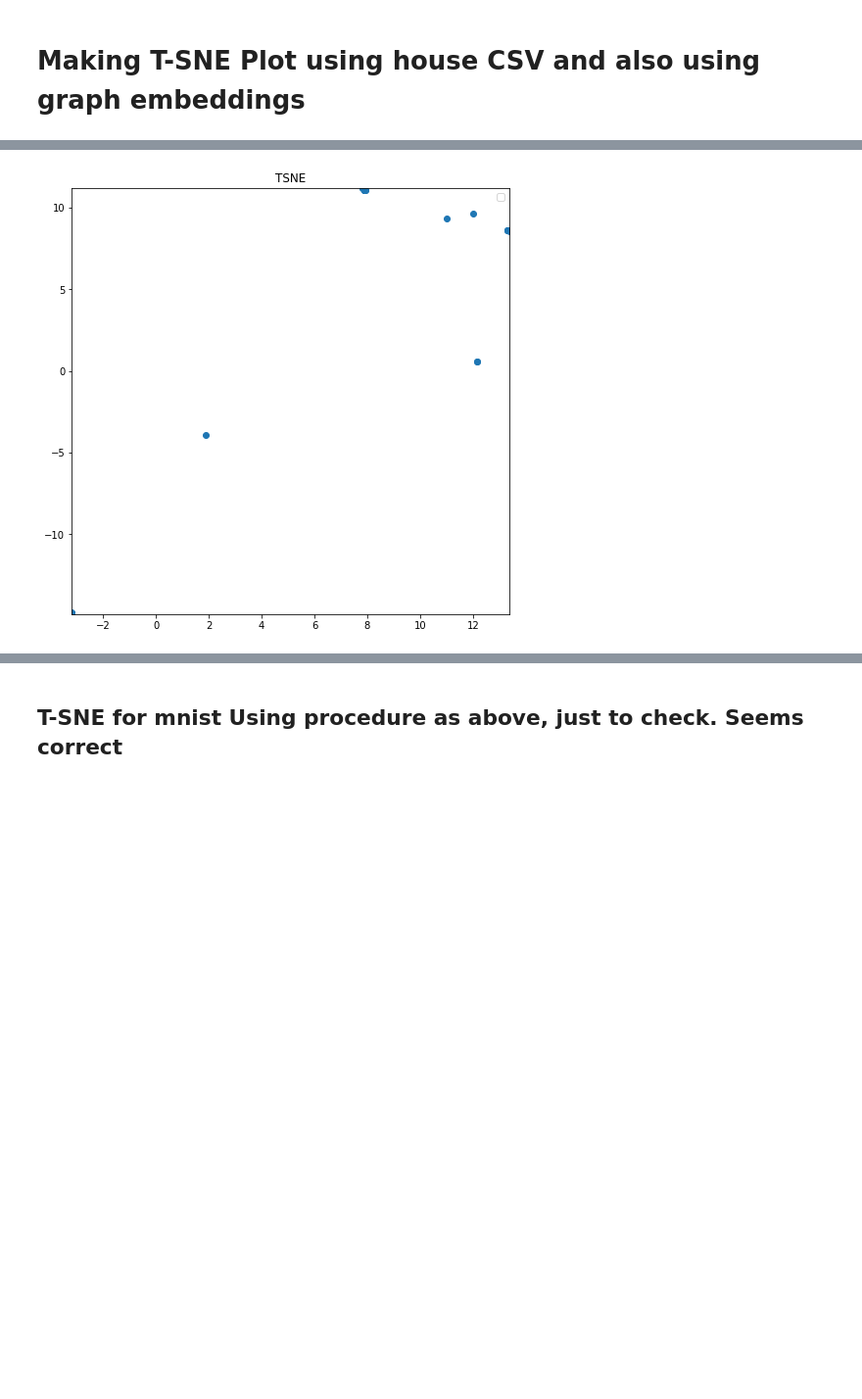
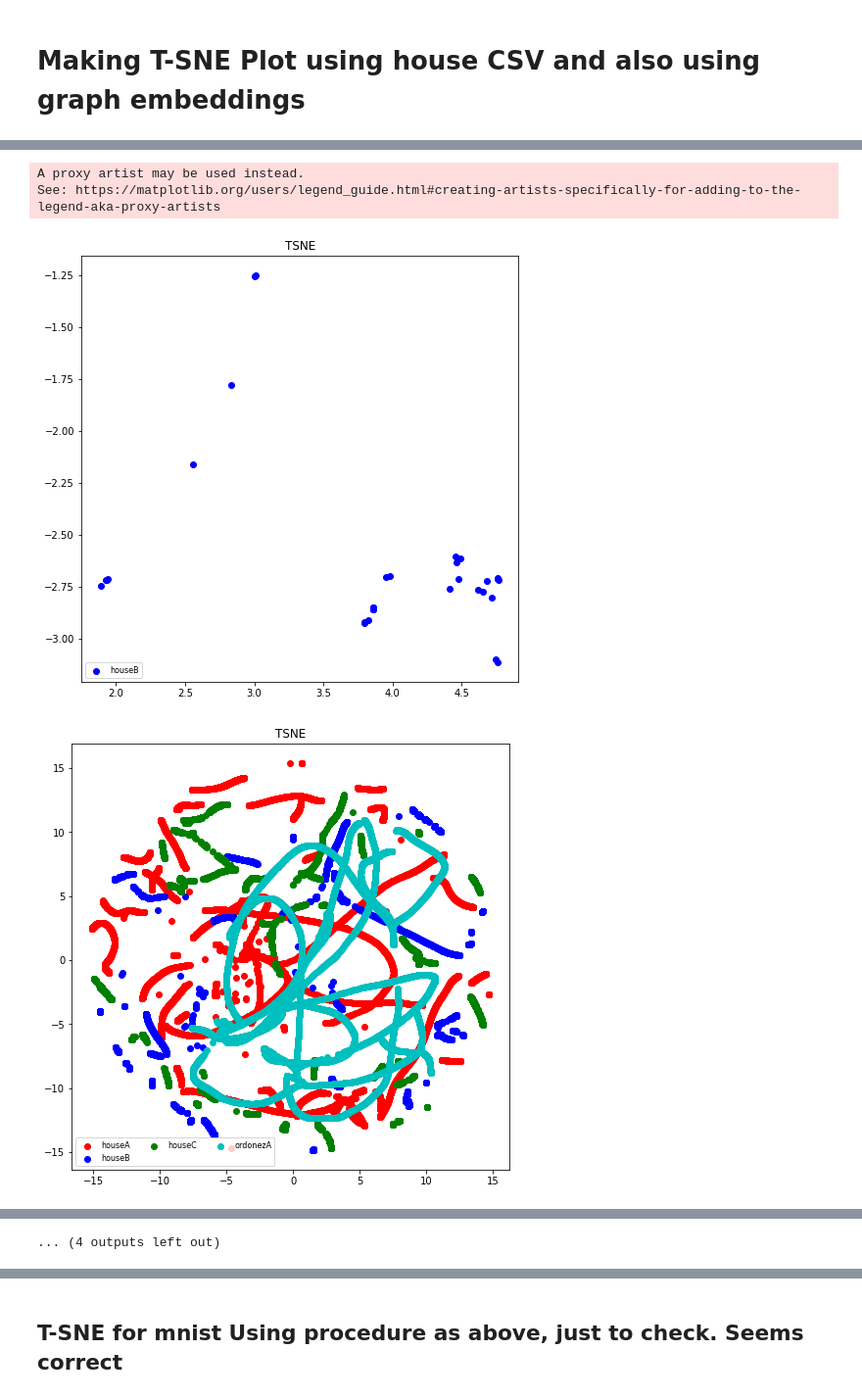
Before and after one commit to harshgrovr/Graphs-Approaches-for-Activity-Recognition-Independent-of-House-Layout, a Jupyter notebook: related_code/3-basics/code.ipynb, the cells around one changed output, grey strips where cells are left out. Shown at 98% size. Cells and saved outputs as stored; diff of their text form; code cells hidden in the pictures; blank space fills up the shorter version.

```diff
--- a/related_code/3-basics/code.ipynb
+++ b/related_code/3-basics/code.ipynb
@@ -118,0 +178,9 @@ df.to_csv('../../data/master/master.csv', index=False)
+# %%
+print('Before mapping \n\n')
+
+print(df['activity'].groupby(df['activity']).count())
+df['activity'] = df['activity'].map(config['merging_activties']).fillna(df['activity'])
+
+print('\n \n \n After mapping \n\n ')
+print(df['activity'].groupby(df['activity']).count())
+df.to_csv('../../data/master/master.csv', index=False)
@@ -371,7 +457,8 @@ import numpy as np
 import pandas as pd
 import json
 # %%
-df = pd.read_csv('../../data/master/master.csv')
+# df = pd.read_csv('../../data/master/master.csv')
+df = pd.read_csv('../../data/ordonezB/ordonezB.csv')
 # %%
 col = df.columns.tolist()
 # %%
@@ -814,7 +918,7 @@ df_labels = [x for x in house.loc[-1: , 'activity'].values]
 activity_index_list = []
 activity_index= []
 
-num_classes = 16
+num_classes = 15
 for i in range(num_classes):
     activity_index = house[house['activity'] == i].index.values
     activity_index_list.append(activity_index)
@@ -825,7 +929,7 @@ for i in range(num_classes):
 house = house.iloc[:, 4:-1]
 
 time_start = time.time()
-tsne = TSNE(n_iter=500)
+tsne = TSNE(n_iter=400)
 tsne_results = tsne.fit_transform(house.values)
 print ('t-SNE done! Time elapsed: {} seconds'.format(time.time()-time_start))
 # %% [output]
@@ -835,22 +964,55 @@ df_labels =  np.array(df_labels)
 # %%
 # Get index of each class and use only those index while plotting.
 for i in range(num_classes):
     # Create the figure
     fig = plt.figure( figsize=(8,8) )
     ax = fig.add_subplot(1, 1, 1, title='TSNE')
 
+    houseA, houseB, houseC, ordonezA = [],[],[],[]
+
     # Create the scatter
-    scatter = ax.scatter(
-        x=tsne_results[activity_index_list[i],0],
-        y=tsne_results[activity_index_list[i],1],
-    )
-    handles, _ = scatter.legend_elements()
+    for j in activity_index_list[i]:
+        if start[0] < j < end[0]:
+            houseA.append(j)
+        elif start[1] < j < end[1]:
+            houseB.append(j)
+        elif start[2] < j < end[2]:
+            houseC.append(j)
+        elif start[3] < j < end[3]:
+            ordonezA.append(j)
 
-    plt.legend(handles, labels)
+
+    if houseA:
+        houseA = ax.scatter(x=tsne_results[houseA,0],
+                   y=tsne_results[houseA,1],
+                   color='r')
+    if houseB:
+        houseB = ax.scatter(x=tsne_results[houseB,0],
+                   y=tsne_results[houseB,1],
+                   color='b')
+    if houseC:
+        houseC = ax.scatter(x=tsne_results[houseC,0],
+                   y=tsne_results[houseC,1],
+                   color='g')
+    if ordonezA:
+        ordonezA = ax.scatter(x=tsne_results[ordonezA,0],
+                   y=tsne_results[ordonezA,1],
+                   color='c')
+
+    plt.legend((houseA, houseB, houseC, ordonezA),
+       ('houseA', 'houseB', 'houseC', 'ordonezA'),
+       scatterpoints=1,
+       loc='lower left',
+       ncol=3,
+       fontsize=8)
+
     axes = plt.gca()
-    axes.set_xlim(np.min(tsne_results[activity_index_list[i],0]) ,  np.max(tsne_results[activity_index_list[i],0]) )
-    axes.set_ylim( np.min(tsne_results[activity_index_list[i],1]) ,  np.max(tsne_results[activity_index_list[i],1]) )
+
+#     axes.set_xlim(np.min(tsne_results[activity_index_list[i],0]) ,  np.max(tsne_results[activity_index_list[i],0]) )
+#     axes.set_ylim( np.min(tsne_results[activity_index_list[i],1]) ,  np.max(tsne_results[activity_index_list[i],1]) )
     plt.savefig('./images/all_house/graph_embedding/graph_Embeddings_Train_TSNE_'+ getClassnameFromID(i))
-    break
 # %% [output]
+A proxy artist may be used instead.
+See: https://matplotlib.org/users/legend_guide.html#creating-artists-specifically-for-adding-to-the-legend-aka-proxy-artists
-[figure, old version]
+[figure, new version]
+[figure, added]
@@ -856,0 +1028 @@ for i in range(num_classes):
+... (4 outputs left out)
```
Also changed, not shown: parts of 33 cells of this notebook, 20 other files.
